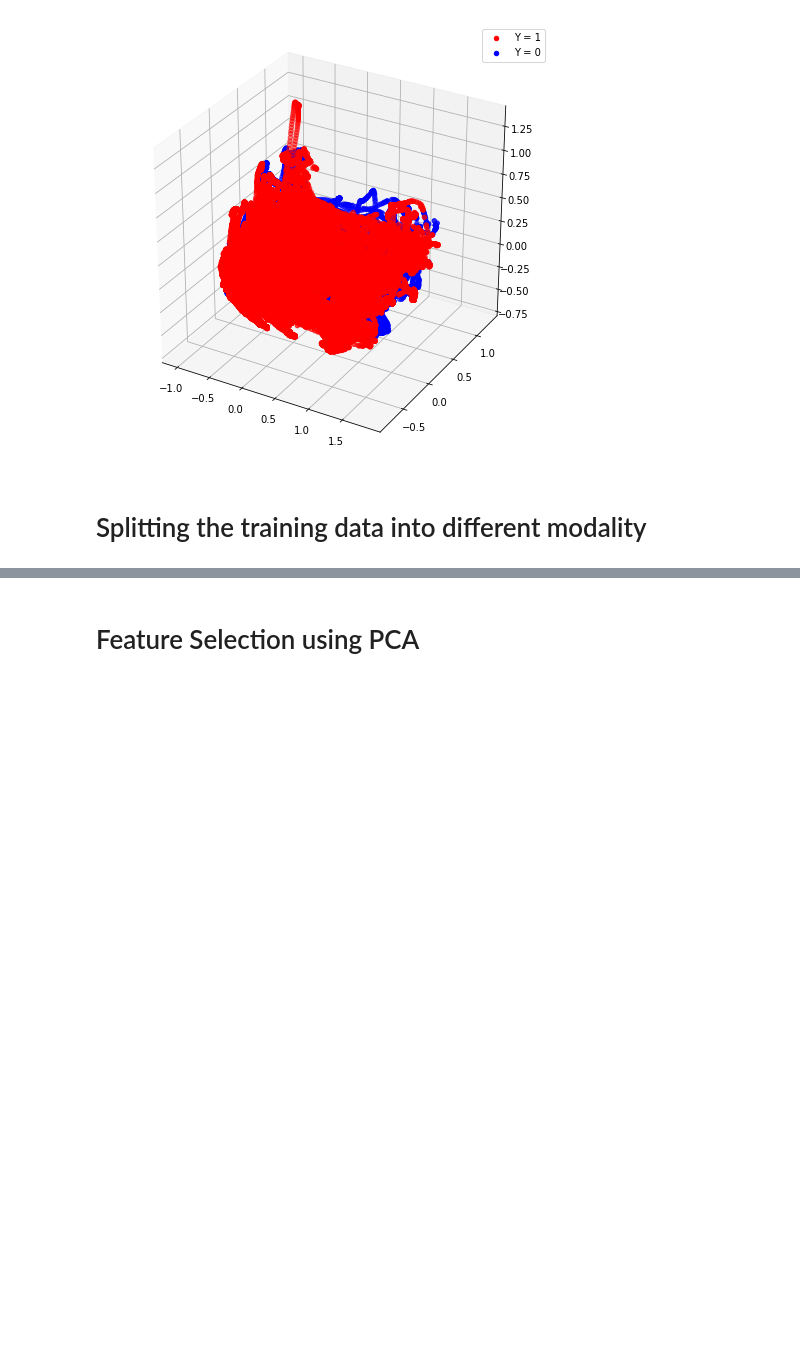
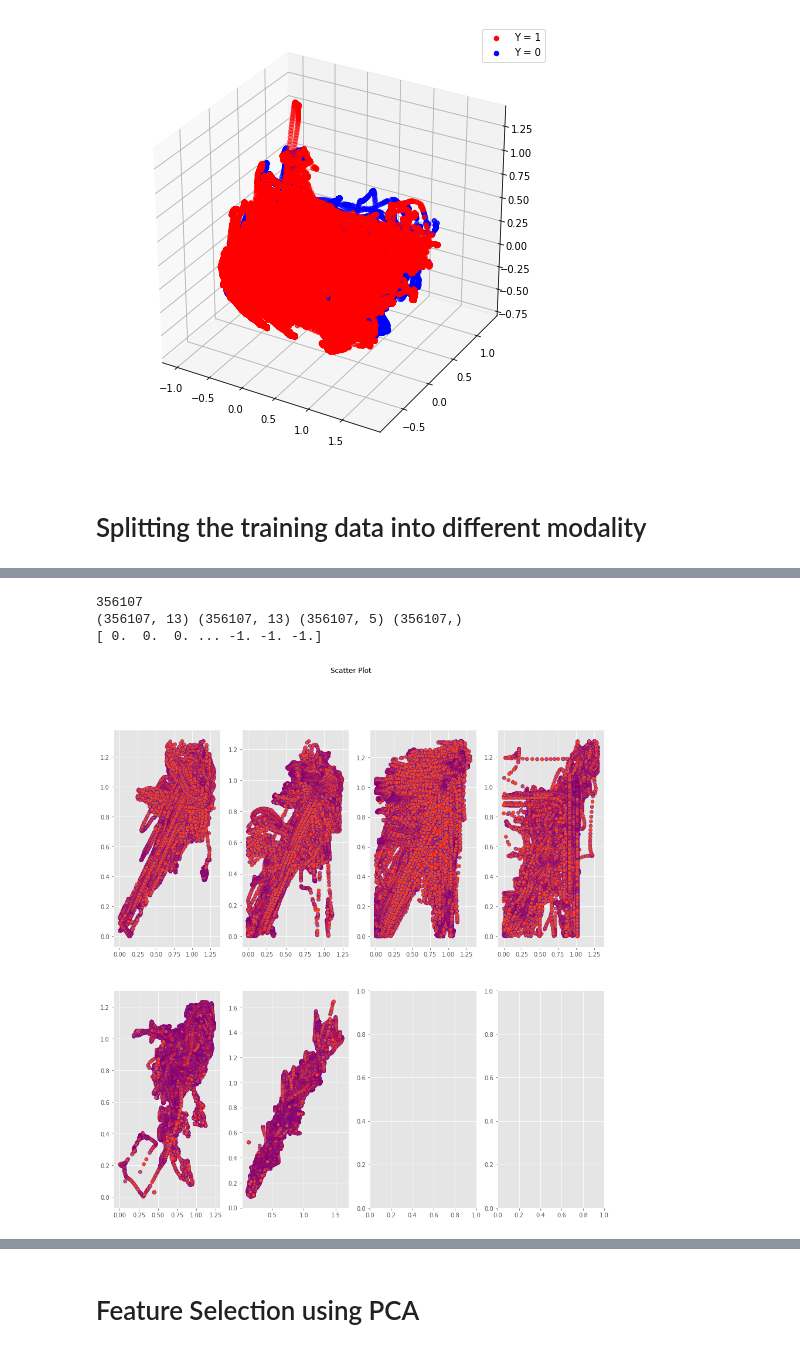
Before and after one commit to chengmar09/comp0053, a Jupyter notebook: Feature_Selection.ipynb, the cells around one changed output, grey strips where cells are left out. Cells and saved outputs as stored; diff of their text form; code cells hidden in the pictures; blank space fills up the shorter version.

```diff
--- a/Feature_Selection.ipynb
+++ b/Feature_Selection.ipynb
@@ -158,0 +149,47 @@ SyntaxError: invalid syntax (<ipython-input-41-74c8d9376314>, line 3)
+# %%
+(train_x, train_y), (valid_x, valid_y) = movementDataLoader.get_processed_data()
+joint_angles=[]
+joint_energies=[]
+seng=[]
+label=[]
+for frame in train_x:
+    for observation in frame:
+        joint_angles.append(observation[:13])
+        joint_energies.append(observation[13:26])
+        seng.append(observation[26:31])
+        label.append(observation[-1])
+print(len(joint_angles))
+
+joint_angles=np.array(joint_angles)
+joint_energies = np.array(joint_energies)
+seng=np.array(seng)
+label=np.array(label)
+print(joint_angles.shape, joint_energies.shape, seng.shape, label.shape)
+# %% [output]
+356107
+(356107, 13) (356107, 13) (356107, 5) (356107,)
+[ 0.  0.  0. ... -1. -1. -1.]
+# %%
+def individual_modality(data):
+    columns=4
+    rows = (np.ceil(data.shape[1]/2/4)).astype(int)
+    fig, axs = plt.subplots(rows, columns,figsize=(15,15))
+    plt.suptitle('Scatter Plot')
+    plt.style.use('ggplot')
+    k=0
+    if rows >1:
+        for i in range(rows):
+            for j in range(columns):
+                if not j*2+k+1 > data.shape[1]-1:
+                    axs[i,j].scatter(data[:,j*2+k], data[:, (j*2)+k+1], edgecolors=['blue','red'], cmap='jet')
+                    continue
+            k+= j*2+2
+    else:
+        for j in range(columns):
+            if not j*2+k+1 > data.shape[1]-1:
+                axs[j].scatter(data[:,j*2+k], data[:, (j*2)+k+1], edgecolors=['blue','red'], cmap='jet')
+                continue
+# %%
+individual_modality(joint_angles)
+# %% [output]
+[figure, added]
```
Also changed, not shown: parts of 17 cells of this notebook.
